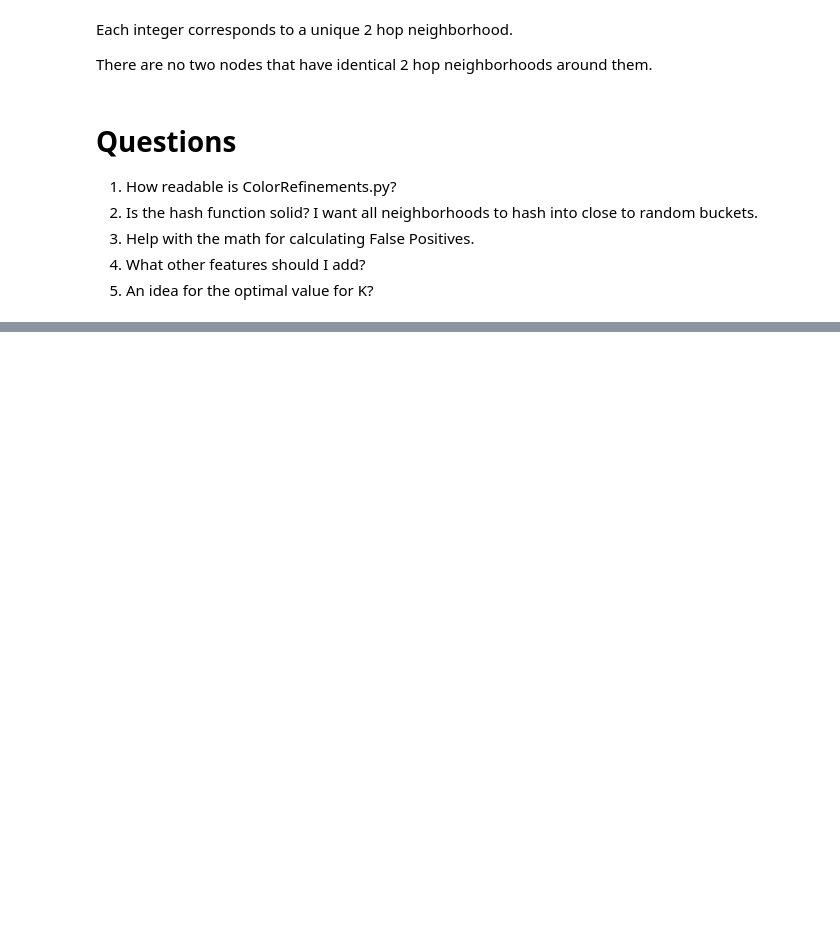
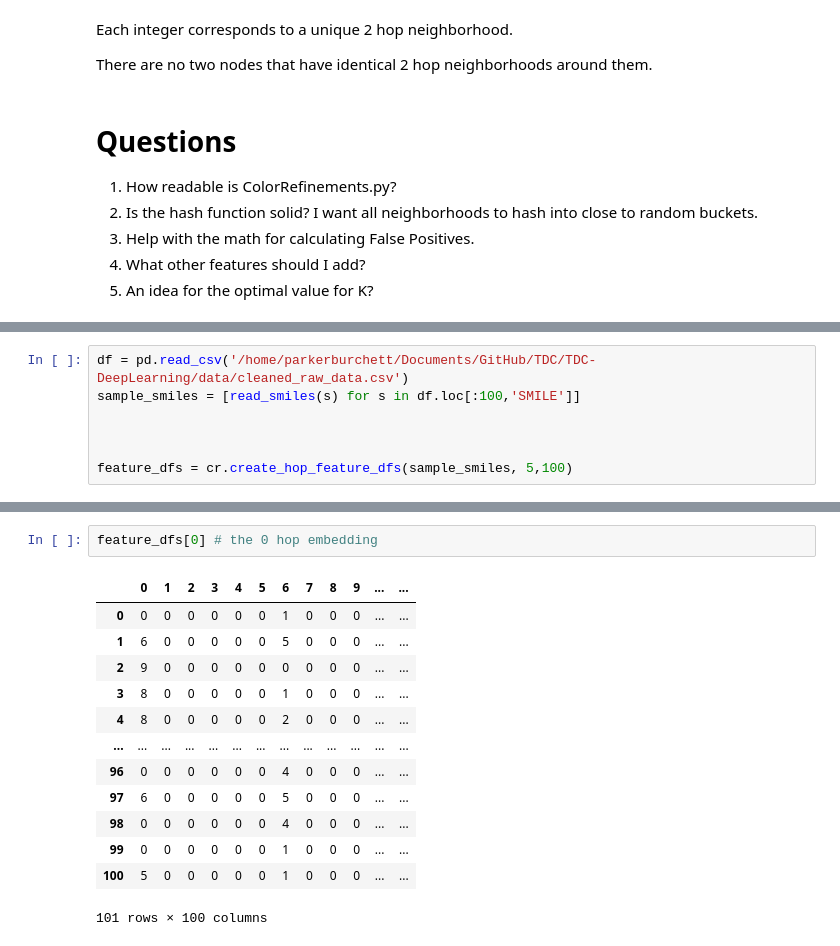
Before and after one commit to parkerburchett/TDC-DeepLearning, a Jupyter notebook: utils/ColorRefinement_tutorial.ipynb, the cells around one changed output, grey strips where cells are left out. Saved outputs shown, nothing was run; the diff lists cells and outputs as text; blank space fills up the shorter version.

```diff
--- a/utils/ColorRefinement_tutorial.ipynb
+++ b/utils/ColorRefinement_tutorial.ipynb
@@ -144,0 +98,7 @@ Name: color_2, dtype: object
+# %%
+df = pd.read_csv('/home/parkerburchett/Documents/GitHub/TDC/TDC-DeepLearning/data/cleaned_raw_data.csv')
+sample_smiles = [read_smiles(s) for s in df.loc[:100,'SMILE']]
+
+
+
+feature_dfs = cr.create_hop_feature_dfs(sample_smiles, 5,100)
@@ -144,0 +114,16 @@ Name: color_2, dtype: object
+# %%
+feature_dfs[0] # the 0 hop embedding
+# %% [output]
+|  | 0 | 1 | 2 | 3 | 4 | 5 | 6 | 7 | 8 | 9 | ... | ... |
+| 0 | 0 | 0 | 0 | 0 | 0 | 0 | 1 | 0 | 0 | 0 | ... | ... |
+| 1 | 6 | 0 | 0 | 0 | 0 | 0 | 5 | 0 | 0 | 0 | ... | ... |
+| 2 | 9 | 0 | 0 | 0 | 0 | 0 | 0 | 0 | 0 | 0 | ... | ... |
+| 3 | 8 | 0 | 0 | 0 | 0 | 0 | 1 | 0 | 0 | 0 | ... | ... |
+| 4 | 8 | 0 | 0 | 0 | 0 | 0 | 2 | 0 | 0 | 0 | ... | ... |
+| ... | ... | ... | ... | ... | ... | ... | ... | ... | ... | ... | ... | ... |
+| 96 | 0 | 0 | 0 | 0 | 0 | 0 | 4 | 0 | 0 | 0 | ... | ... |
+| 97 | 6 | 0 | 0 | 0 | 0 | 0 | 5 | 0 | 0 | 0 | ... | ... |
+| 98 | 0 | 0 | 0 | 0 | 0 | 0 | 4 | 0 | 0 | 0 | ... | ... |
+| 99 | 0 | 0 | 0 | 0 | 0 | 0 | 1 | 0 | 0 | 0 | ... | ... |
+| 100 | 5 | 0 | 0 | 0 | 0 | 0 | 1 | 0 | 0 | 0 | ... | ... |
+101 rows × 100 columns
```
Also changed, not shown: parts of 7 cells of this notebook, 1 other file.
